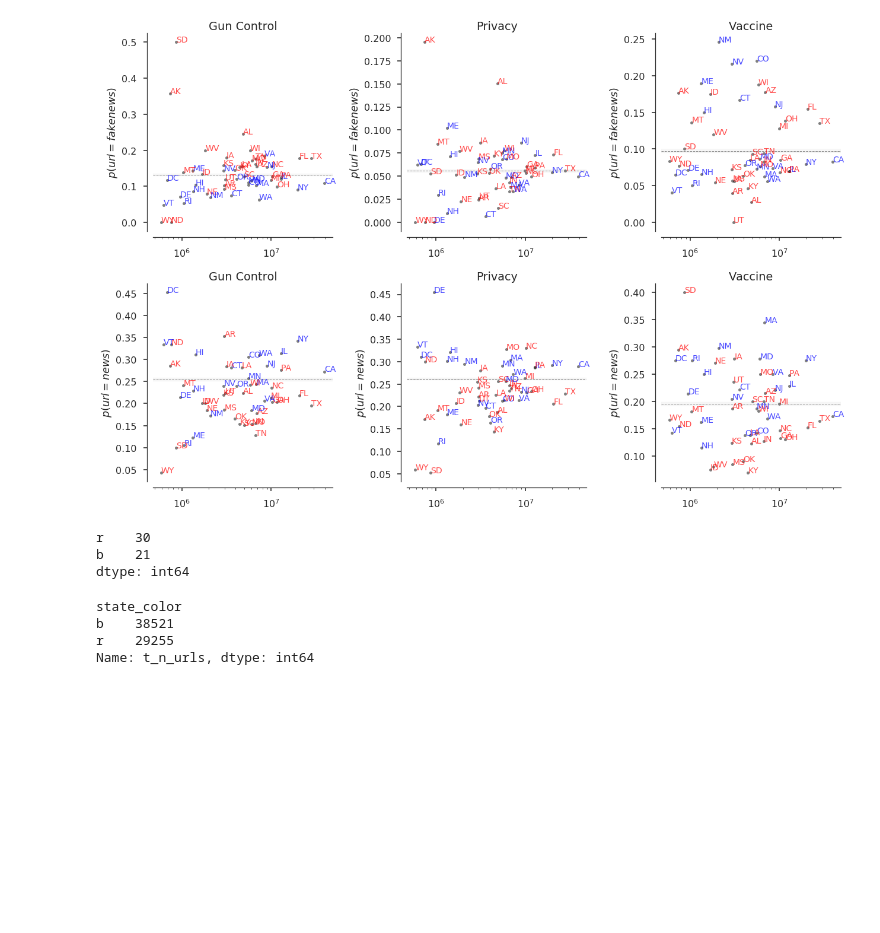
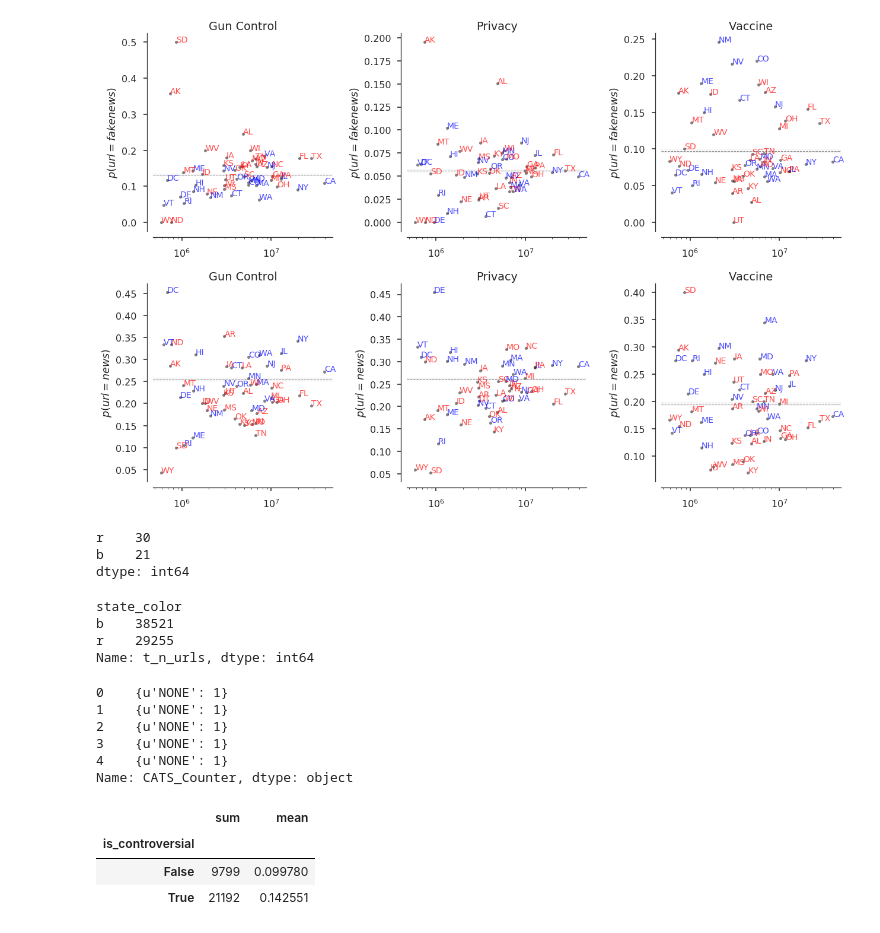
Before and after one commit to napsternxg/ControversialTweetAnalysis, a Jupyter notebook: Tweet Location Analysis-Population Proportion Party.ipynb, the cells around one changed output. Cells and saved outputs as stored; diff of their text form; code cells hidden in the pictures; blank space fills up the shorter version.

```diff
--- a/Tweet Location Analysis-Population Proportion Party.ipynb
+++ b/Tweet Location Analysis-Population Proportion Party.ipynb
@@ -459,3 +459,21 @@ state_color
 b    38521
 r    29255
 Name: t_n_urls, dtype: int64
+# %%
+df.CATS_Counter.head()
+# %% [output]
+0    {u'NONE': 1}
+1    {u'NONE': 1}
+2    {u'NONE': 1}
+3    {u'NONE': 1}
+4    {u'NONE': 1}
+Name: CATS_Counter, dtype: object
+# %%
+df.assign(
+    UNK_count=df.CATS_Counter.apply(lambda x: x.get("UNK", 0))
+).groupby("is_controversial").UNK_count.agg([np.sum, np.mean])
+# %% [output]
+|  | sum | mean |
+| is_controversial |  |  |
+| False | 9799 | 0.099780 |
+| True | 21192 | 0.142551 |
```
Also changed, not shown: 1 other file.
